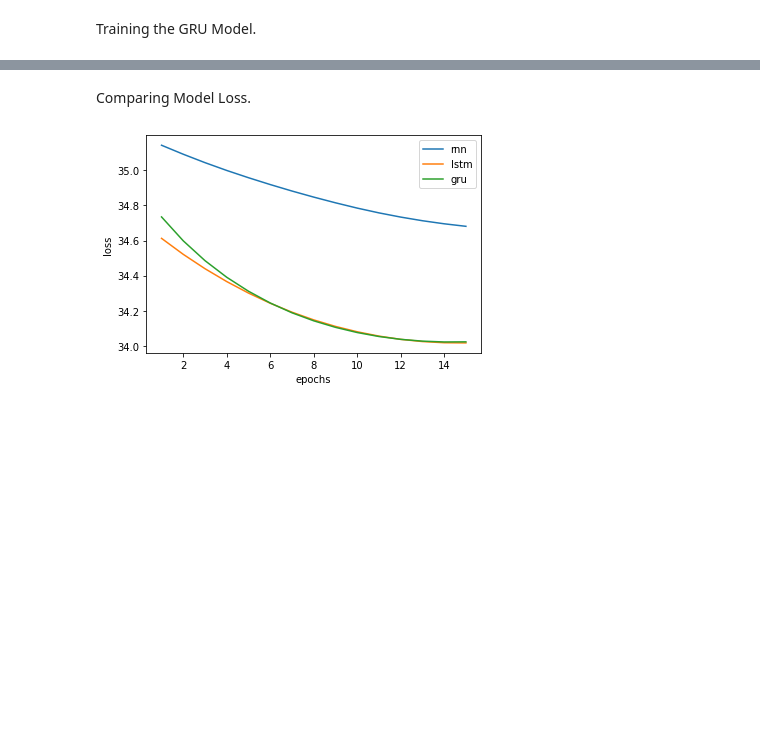
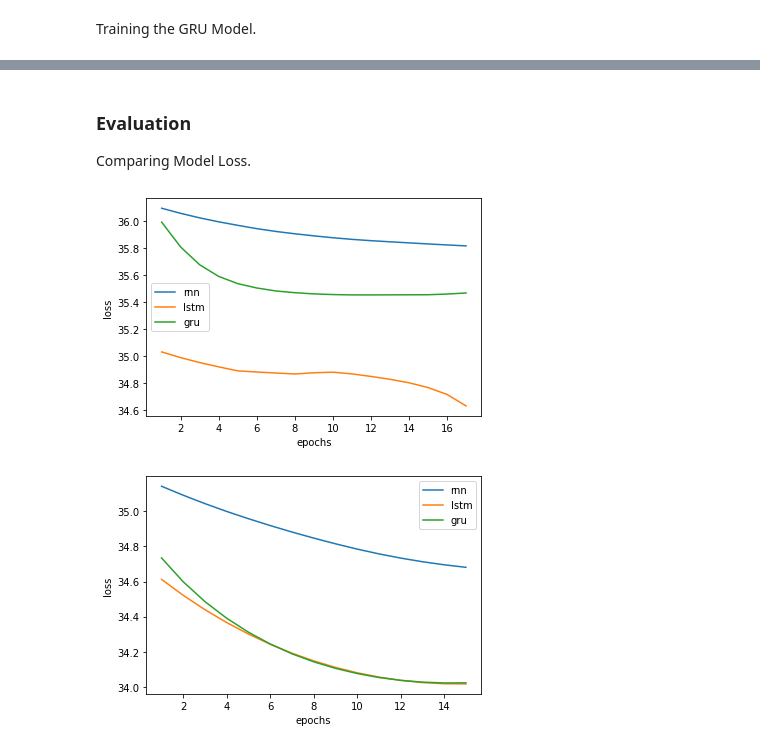
Before and after one commit to hongjos/rnn, a Jupyter notebook: rnn_eval.ipynb, the cells around one changed output, grey strips where cells are left out. Saved outputs shown, nothing was run; the diff lists cells and outputs as text; code cells hidden in the pictures; blank space fills up the shorter version.

```diff
--- a/rnn_eval.ipynb
+++ b/rnn_eval.ipynb
@@ -448,0 +339,3 @@ X_small, y_small = X_train[indx], y_train[indx]
+# %%
+for i in range(10):
+    print(index_to_word[i+1])
@@ -503,6 +407,7 @@ IndexError: list index out of range
 # %% [markdown]
 Training the RNN Model.
 # %%
-RNN_Model = RNN(input_dim=vocab_size, hidden_dim=15, output_dim=2)
-RNN_loss = RNN_Model.fit(x_input, y_input, 15)
+num_epochs = 17
+RNN_Model = RNN(input_dim=vocab_size, hidden_dim=15, output_dim=2, learning_rate=1e-4)
+RNN_loss = RNN_Model.fit(x_input, y_input, num_epochs)
 # %% [output]
@@ -512,9 +418,6 @@ Epoch 10, training loss: 34.7578386383605
 # %% [markdown]
 Training the LSTM Model.
 # %%
-LSTM_Model = LSTM(input_dim=vocab_size, hidden_dim=15, output_dim=2)
-start = time.time()
-LSTM_loss = LSTM_Model.fit(x_input, y_input, 15)
-end = time.time()
-LSTM_time = end - start
+LSTM_Model = LSTM(input_dim=vocab_size, hidden_dim=15, output_dim=2, learning_rate=2.8e-3)
+LSTM_loss = LSTM_Model.fit(x_input, y_input, num_epochs)
 # %% [output]
@@ -524,9 +428,6 @@ Epoch 10, training loss: 34.05509409213114
 # %% [markdown]
 Training the GRU Model.
 # %%
-GRU_Model = GRU(input_dim=vocab_size, hidden_dim=15, output_dim=2)
-start = time.time()
-GRU_loss = GRU_Model.fit(x_input, y_input, 15)
-end = time.time()
-GRU_time = end - start
+GRU_Model = GRU(input_dim=vocab_size, hidden_dim=15, output_dim=2, learning_rate=3e-4)
+GRU_loss = GRU_Model.fit(x_input, y_input, num_epochs)
 # %% [output]
@@ -536,5 +438,18 @@ Epoch 10, training loss: 34.05277465450606
 # %% [markdown]
+### Evaluation
 Comparing Model Loss.
+# %%
+x = range(1, num_epochs+1)
+plt.plot(x, RNN_loss, label ='rnn')
+plt.plot(x, LSTM_loss, label ='lstm')
+plt.plot(x, GRU_loss, label ='gru')
+
+plt.xlabel("epochs")
+plt.ylabel("loss")
+plt.legend()
+plt.show()
+# %% [output]
+[figure, added]
 # %%
 x = range(1,16)
 plt.plot(x, RNN_loss, label ='rnn')
```
Also changed, not shown: parts of 15 cells of this notebook, 5 other files.
